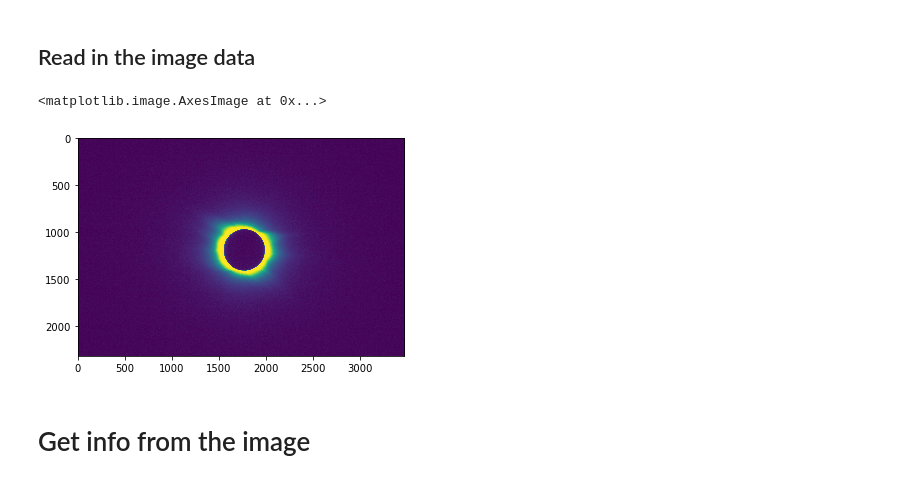
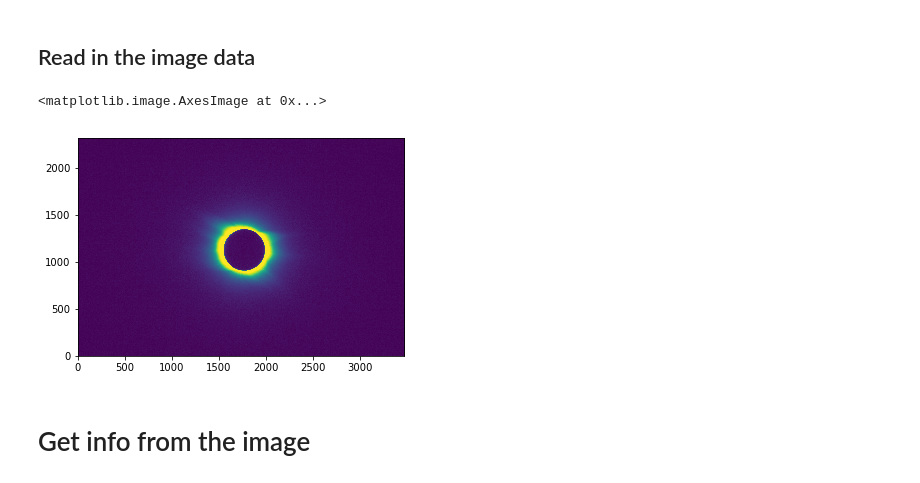
Before and after one commit to sunpy/solar-eclipse, a Jupyter notebook: notebooks/Processing your Eclipse Photo with SunPy.ipynb, the cells around one changed output. Cells and saved outputs as stored; diff of their text form; code cells hidden in the pictures.

Commit message:
image flip fix

```diff
--- a/notebooks/Processing your Eclipse Photo with SunPy.ipynb
+++ b/notebooks/Processing your Eclipse Photo with SunPy.ipynb
@@ -147,15 +147,15 @@ gps = [44.37197, -116.87393] * u.deg
 # %% [markdown]
 ## Read in the image data
 # %%
-# read in the image
-im_rgb = matplotlib.image.imread(f)
+# read in the image and flip it so that it is what we took
+im_rgb = np.flipud(matplotlib.image.imread(f))
 # remove color info
 im = np.average(im_rgb, axis=2)
 # %%
-plt.imshow(im)
+plt.imshow(im, origin='lower')
 # %% [output]
 <matplotlib.image.AxesImage at 0x...>
-[figure, old version]
+[figure, new version]
 # %% [markdown]
 # Get info from the image
 # %% [markdown]
```
Also changed, not shown: parts of 16 cells of this notebook.
